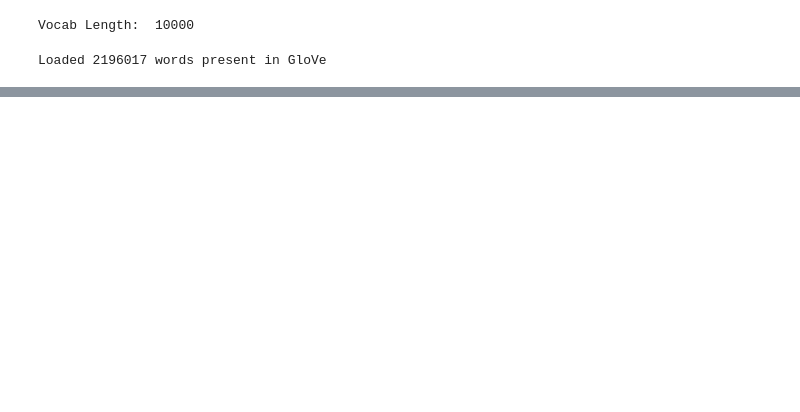
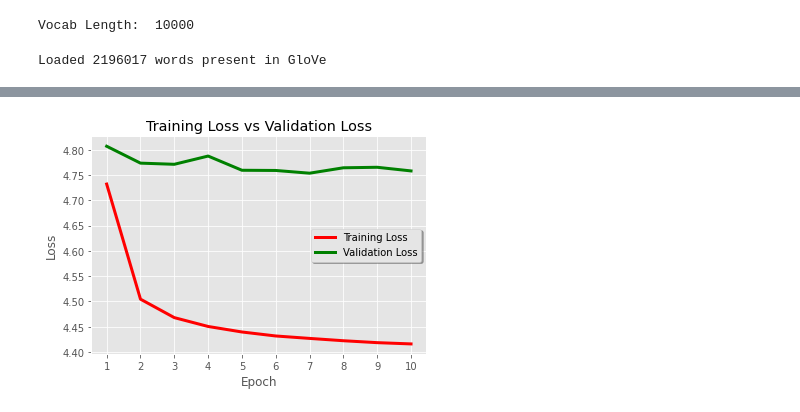
Before and after one commit to Kdotseth7/language-model-ptb, a Jupyter notebook: lang_model_ptb.ipynb, the cells around one changed output, grey strips where cells are left out. Drawn from its saved outputs; the diff is of its cells as text; code cells hidden in the pictures; blank space fills up the shorter version.

```diff
--- a/lang_model_ptb.ipynb
+++ b/lang_model_ptb.ipynb
@@ -116,9 +169,11 @@ class LangModelDataset(Dataset):
     def __init__(self,
                  data: list):
         self.data = data
+        # Default Sequence Length
         self.sequence_length = 30
         self.words = self.load_words()
-        self.token_list = list() # List of tokens in the Corpus
+         # Create List of tokens in the Corpus
+        self.token_list = list()
         for word in self.words:
             if word in word2idx:
                 self.token_list.append(word2idx[word])
@@ -138,8 +193,10 @@ class LangModelDataset(Dataset):
 
     def __getitem__(self,
                     idx: int):
-        x = torch.tensor(self.token_list[idx : idx + self.sequence_length])
-        y = torch.tensor(self.token_list[idx + 1 : idx + self.sequence_length + 1])
+        # Input Sequence Tensor
+        x = torch.tensor(self.token_list[idx : idx + self.sequence_length], device = device)
+        # Target Sequence Tensor
+        y = torch.tensor(self.token_list[idx + 1 : idx + self.sequence_length + 1], device = device)
         return x, y
 
     # Tokenize a sentence using split()
@@ -164,7 +217,7 @@ test_ds = LangModelDataset(test_data)
 # Model Hyper-Parameters
 BATCH_SIZE = 64
 EMBEDDING_DIM = GLOVE_DIM
-HIDDEN_DIM = 256
+HIDDEN_DIM = 128
 OUTPUT_DIM = VOCAB_LEN
 NUM_LAYERS = 2
 BIDIRECTION = False
@@ -287,7 +311,7 @@ def train(loader,
     # Set model to train mode
     model.train()
     losses = []
-    pbar = tqdm(loader)
+    pbar = tqdm(loader, desc = 'Training Loop', colour = 'green')
     for x, y in pbar:
         optimizer.zero_grad()
 
@@ -317,7 +341,7 @@ def evaluate(loader,
     # Set model to eval mode
     model.eval()
     losses = []
-    pbar = tqdm(loader)
+    pbar = tqdm(loader, desc = 'Evaluation Loop', colour = 'cyan')
     for x, y in pbar:
         # Calculate y_pred
         y_pred = model(x) # [Batch_Length, Sequence Length, Output Dim]
@@ -426,0 +416,34 @@ Predict Loss: 5.2833 | Predict PPL: 197.01895141601562
+# %%
+# Line Plot Comparison
+epochs = np.arange(n_epochs) + 1
+
+def plot_line(line_A_vals,
+              line_B_vals,
+              line_A_label,
+              line_B_label,
+              xlabel,
+              ylabel,
+              title,
+              filepath):
+    plt.style.use('ggplot')
+    plt.plot(epochs, line_A_vals, label = line_A_label, color = "red", linewidth = '3', )
+    plt.plot(epochs, line_B_vals, label = line_B_label, color = "green", linewidth = '3')
+    plt.xlabel(xlabel)
+    plt.xticks(epochs)
+    plt.ylabel(ylabel)
+    plt.title(title, color = 'black')
+    plt.legend(shadow = True)
+    # Comment if running on Colab
+    # plt.savefig(filepath)
+
+# Training vs Validation Loss Plot
+plot_line(train_loss_list,
+          val_loss_list,
+          'Training Loss',
+          'Validation Loss',
+          'Epoch',
+          'Loss',
+          'Training Loss vs Validation Loss',
+          'Images/train_vs_val_loss_plot.png')
+# %% [output]
+[figure, added]
```
Also changed, not shown: parts of 19 cells of this notebook, 14 other files.
